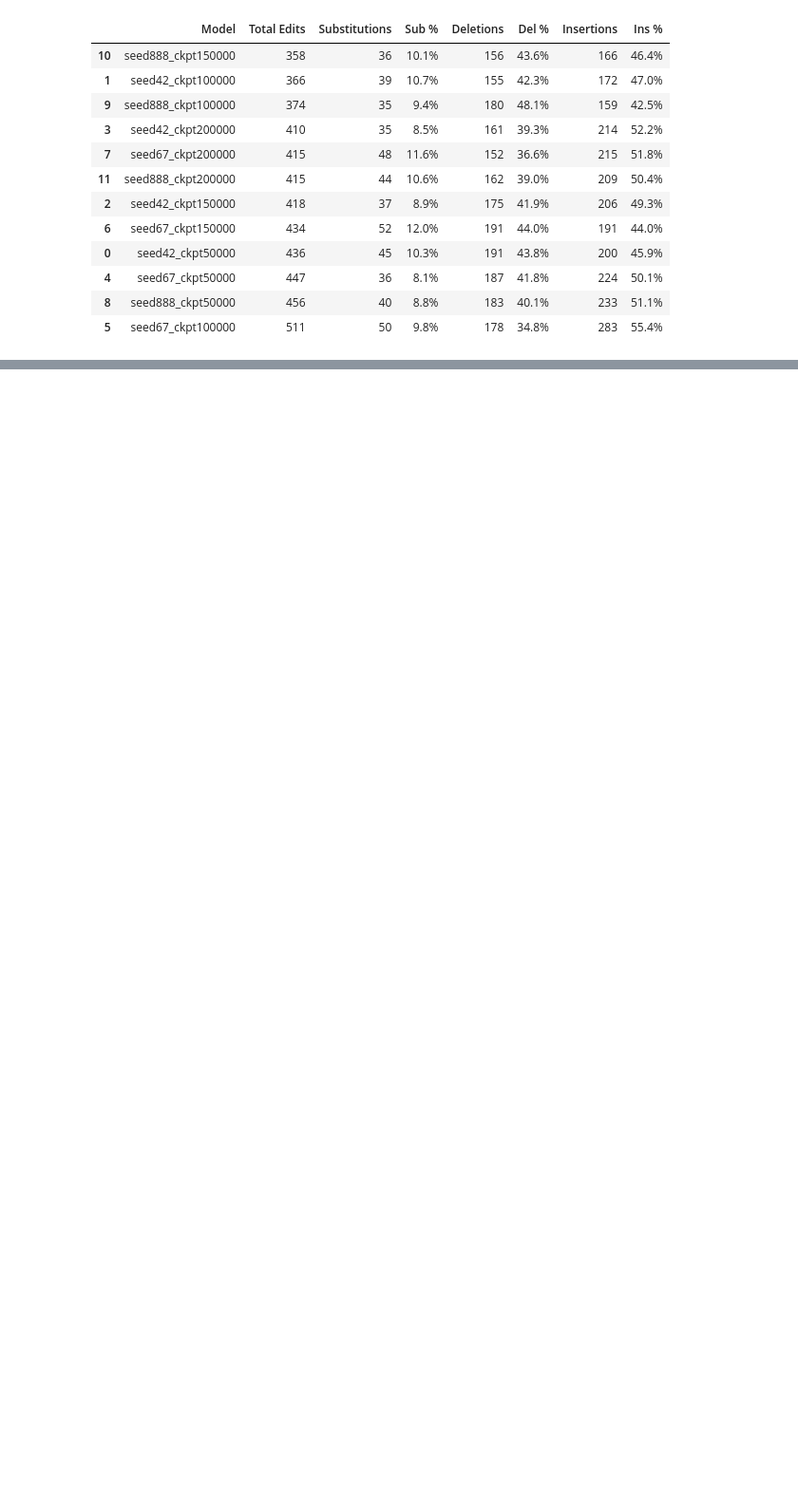
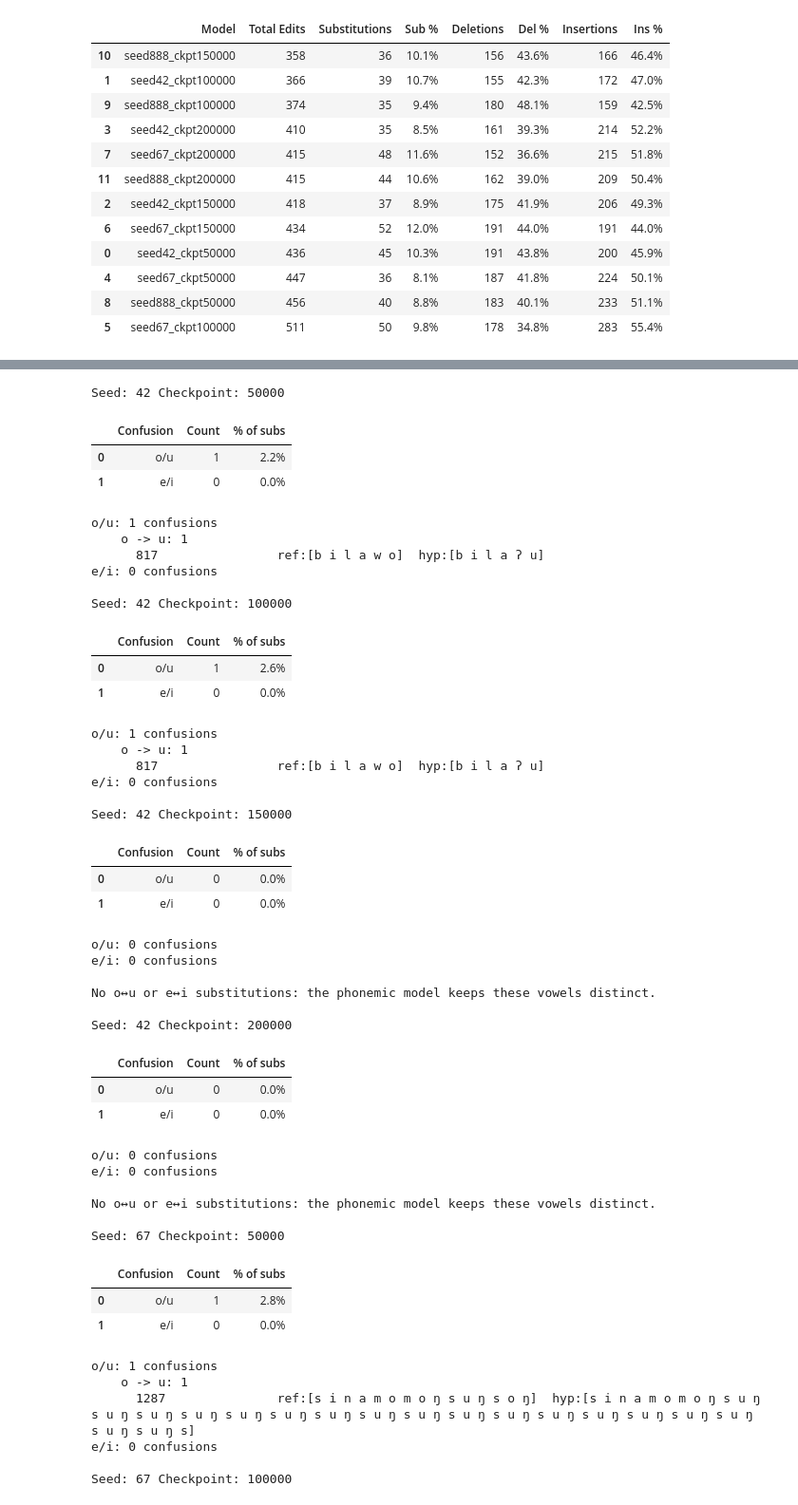
Before and after one commit to OutForMilks/Hunger, a Jupyter notebook: notebooks/per_model_eval.ipynb, the cells around one changed output, grey strips where cells are left out. Shown at 95% size. Saved outputs shown, nothing was run; the diff lists cells and outputs as text; code cells hidden in the pictures; blank space fills up the shorter version.

```diff
--- a/notebooks/per_model_eval.ipynb
+++ b/notebooks/per_model_eval.ipynb
@@ -529,0 +581,76 @@ Phones most often inserted:
+# %%
+fig, axes = plt.subplots(3, 4, figsize=(20, 15))
+axes = axes.flatten()
+
+for i, (ax, df) in enumerate(zip(axes, checkpoint_dfs)):
+    refs_list = [str(x).strip().split() for x in df["target_ref"]]
+    hyps_list = [str(x).strip().split() for x in df["model_hyp"]]
+    refs_dict = dict(enumerate(refs_list))
+    hyps_dict = dict(enumerate(hyps_list))
+
+    err = collect_errors(refs_dict, hyps_dict)
+
+    vc = vowel_confusion(refs_dict, hyps_dict)   # default groups: o/u and e/i
+
+    print(f"\nSeed: {seed_ckpts[i][0]} Checkpoint: {seed_ckpts[i][1]} ")
+    display(pd.DataFrame([
+        {"Confusion": k, "Count": v["count"], "% of subs": f"{v['rate'] * 100:.1f}%"}
+        for k, v in vc.items()
+    ]))
+
+    for label, v in vc.items():
+        print(f"{label}: {v['count']} confusions")
+        for (r, h), c in v["by_pair"].most_common():
+            print(f"    {r} -> {h}: {c}")
+        for ex in v["examples"][:5]:
+            print(f"      {ex['word']:<18} ref:[{ex['ref']}]  hyp:[{ex['hyp']}]")
+
+    if all(v["count"] == 0 for v in vc.values()):
+        print("\nNo o↔u or e↔i substitutions: the phonemic model keeps these vowels distinct.")
+# %% [output]
+Seed: 42 Checkpoint: 50000
+|  | Confusion | Count | % of subs |
+| 0 | o/u | 1 | 2.2% |
+| 1 | e/i | 0 | 0.0% |
+o/u: 1 confusions
+    o -> u: 1
+      817                ref:[b i l a w o]  hyp:[b i l a ʔ u]
+e/i: 0 confusions
+
+Seed: 42 Checkpoint: 100000
+|  | Confusion | Count | % of subs |
+| 0 | o/u | 1 | 2.6% |
+| 1 | e/i | 0 | 0.0% |
+o/u: 1 confusions
+    o -> u: 1
+      817                ref:[b i l a w o]  hyp:[b i l a ʔ u]
+e/i: 0 confusions
+
+Seed: 42 Checkpoint: 150000
+|  | Confusion | Count | % of subs |
+| 0 | o/u | 0 | 0.0% |
+| 1 | e/i | 0 | 0.0% |
+o/u: 0 confusions
+e/i: 0 confusions
+
+No o↔u or e↔i substitutions: the phonemic model keeps these vowels distinct.
+
+Seed: 42 Checkpoint: 200000
+|  | Confusion | Count | % of subs |
+| 0 | o/u | 0 | 0.0% |
+| 1 | e/i | 0 | 0.0% |
+o/u: 0 confusions
+e/i: 0 confusions
+
+No o↔u or e↔i substitutions: the phonemic model keeps these vowels distinct.
+
+Seed: 67 Checkpoint: 50000
+|  | Confusion | Count | % of subs |
+| 0 | o/u | 1 | 2.8% |
+| 1 | e/i | 0 | 0.0% |
+o/u: 1 confusions
+    o -> u: 1
+      1287               ref:[s i n a m o m o ŋ s u ŋ s o ŋ]  hyp:[s i n a m o m o ŋ s u ŋ s u ŋ s u ŋ s u ŋ s u ŋ s u ŋ s u ŋ s u ŋ s u ŋ s u ŋ s u ŋ s u ŋ s u ŋ s u ŋ s u ŋ s u ŋ s u ŋ s u ŋ s]
+e/i: 0 confusions
+
+Seed: 67 Checkpoint: 100000
```
Also changed, not shown: parts of 4 cells of this notebook, 12 other files.
